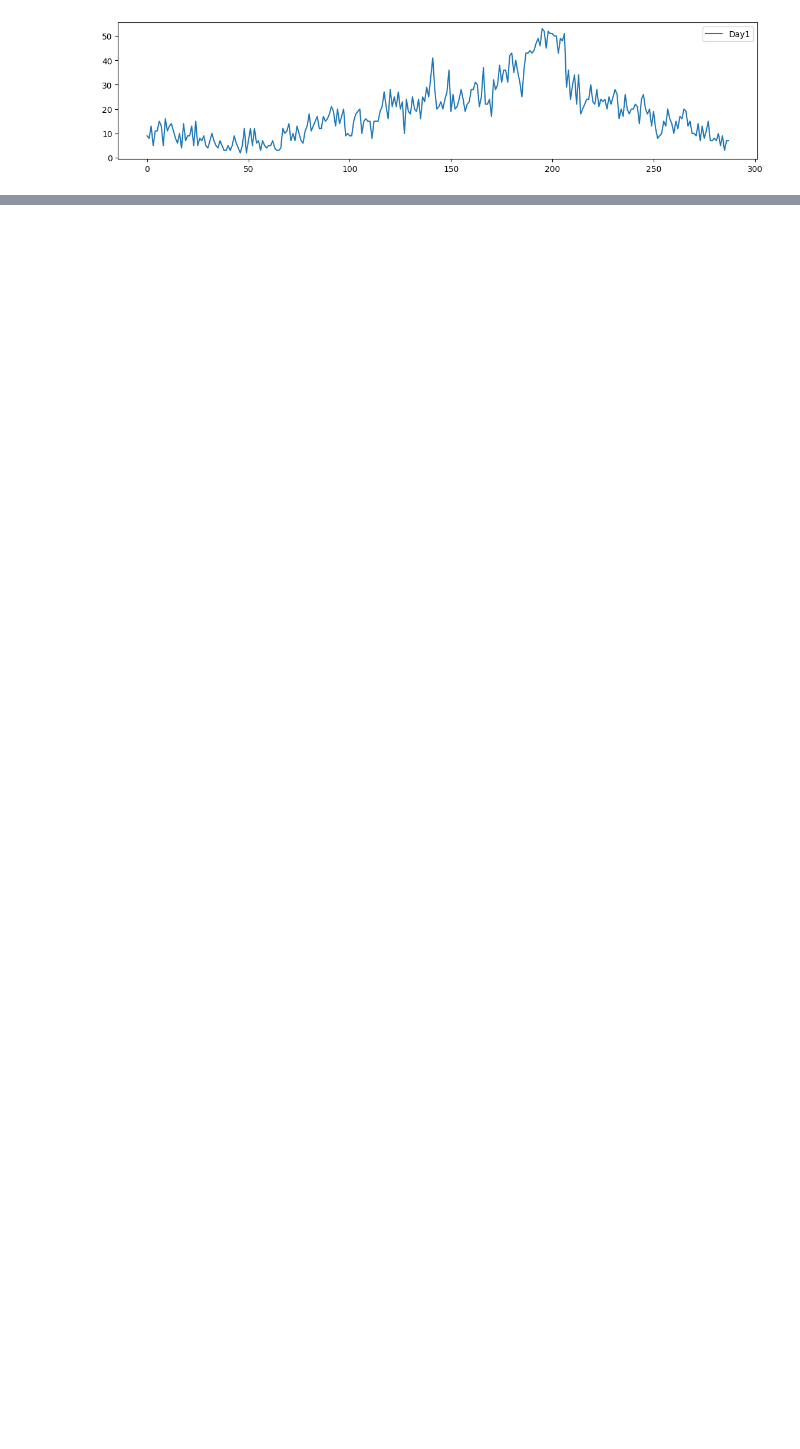
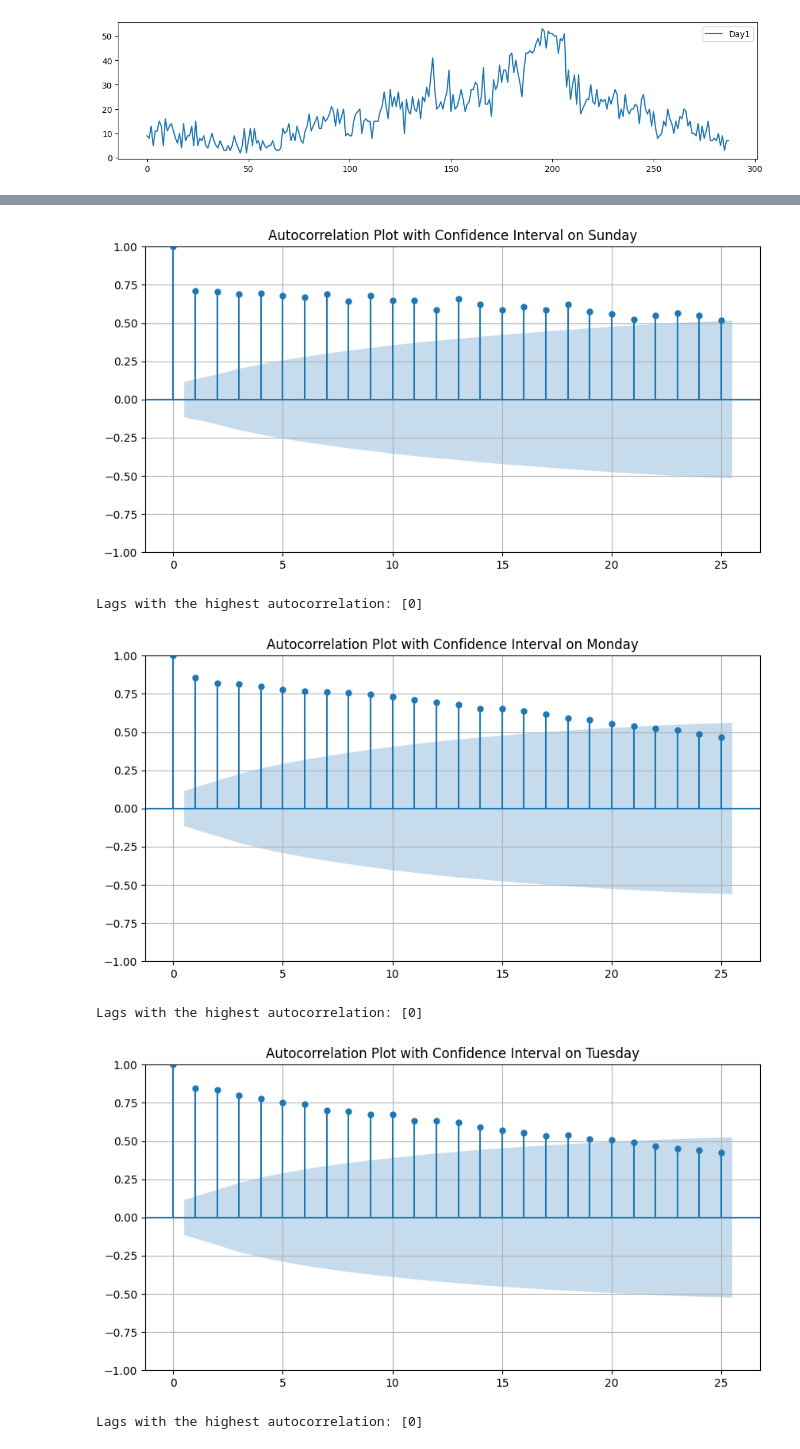
Before and after one commit to KevinrealG/Series_de_tiempo, a Jupyter notebook: 01_Time_Series_pred.ipynb, the cells around one changed output, grey strips where cells are left out. Drawn from its saved outputs; the diff is of its cells as text; code cells hidden in the pictures; blank space fills up the shorter version.

```diff
--- a/01_Time_Series_pred.ipynb
+++ b/01_Time_Series_pred.ipynb
@@ -67,0 +203,13 @@ plt.show()
+# %%
+# prompt: aplicar dickey_fuller_test a cada dia de data
+
+for day in days:
+    print('-'*20)
+    print('-'*20)
+    print(f'Test on  {day}')
+    print('-'*20)
+
+
+    dickey_fuller_test(data[f'{day}'])
+    print('-'*20)
+    print('-'*20)
@@ -67,0 +236,37 @@ plt.show()
+# %%
+#To calculate auto-correlation and time lag for a time series, you can use the pandas library in Python.
+#Here's a function that does just that:
+from statsmodels.graphics.tsaplots import plot_acf
+from statsmodels.tsa.stattools import acf
+def plot_autocorrelation(day,time_series, alpha=0.05):
+    """
+    Calculate and plot autocorrelation for a time series.
+    """
+    n = len(time_series)
+    max_lag = n // 2
+    # Plot the autocorrelation using statsmodels' plot_acf
+    # Plot the autocorrelation using statsmodels' plot_acf
+    fig, ax = plt.subplots(figsize=(10, 5))
+    plot_acf(time_series, alpha=alpha, ax=ax)
+    plt.title(f'Autocorrelation Plot with Confidence Interval on {day}')
+    plt.grid(True)
+    plt.show()
+    # Calculate the autocorrelation
+    acf_result, _ = acf(time_series, nlags=len(time_series)-1, fft=False, alpha=alpha)
+    # Find the lags with the highest autocorrelation
+    max_autocorrelation = max(abs(acf_result))
+    max_autocorrelation_lags = [i for i, autocorr in enumerate(acf_result) if abs(autocorr) == max_autocorrelation]
+    print(f"Lags with the highest autocorrelation: {max_autocorrelation_lags}")
+    return acf_result
+# %%
+for day in days:
+
+
+    plot_autocorrelation(day,data[f'{day}'])
+# %% [output]
+[figure, added]
+Lags with the highest autocorrelation: [0]
+[figure, added]
+Lags with the highest autocorrelation: [0]
+[figure, added]
+Lags with the highest autocorrelation: [0]
```
Also changed, not shown: parts of 17 cells of this notebook.
